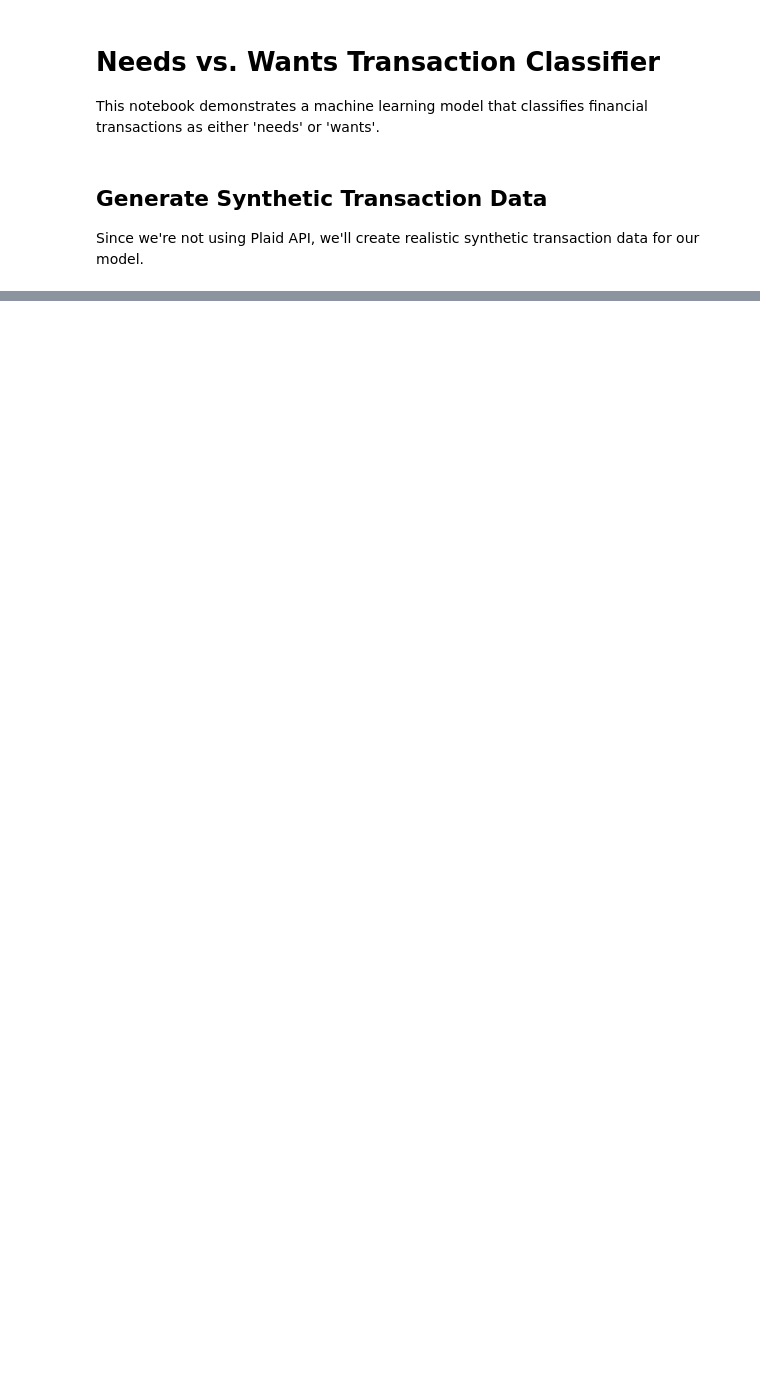
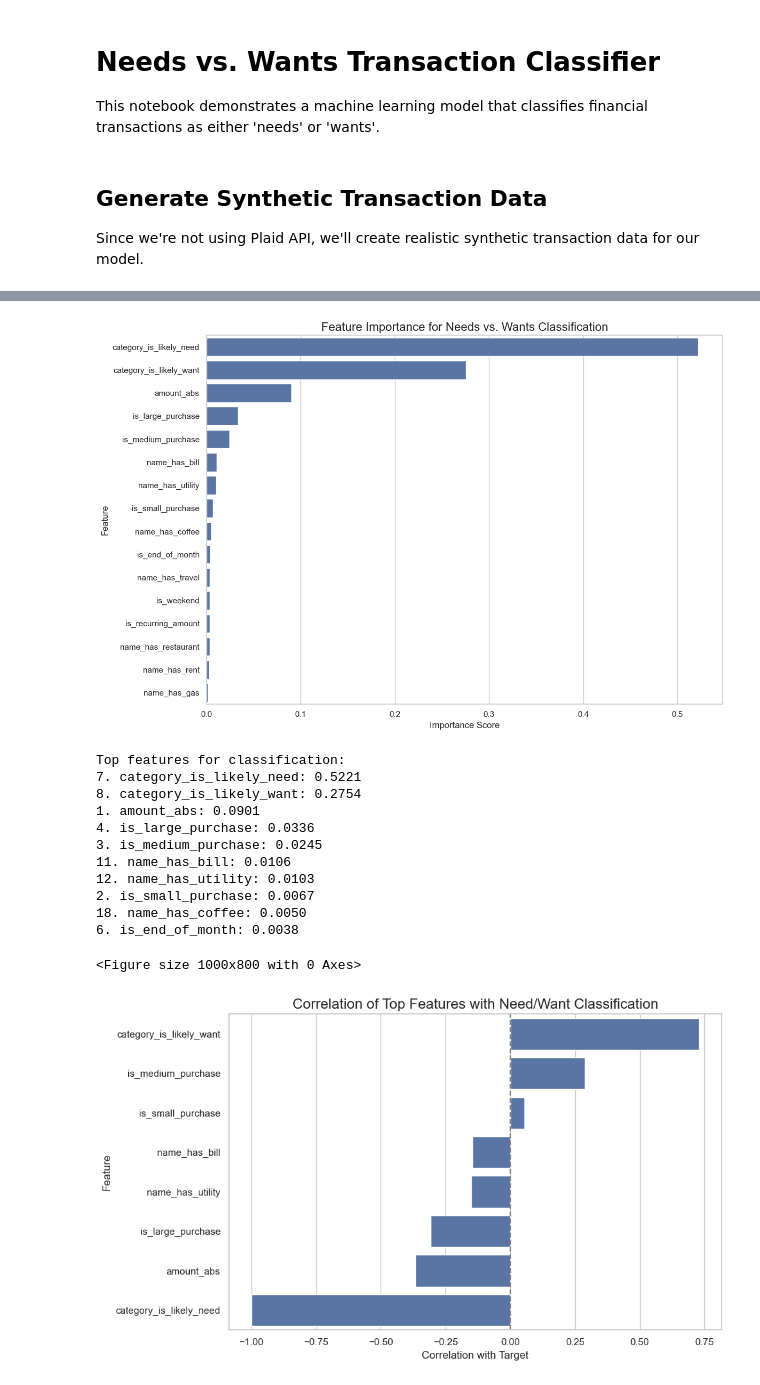
Before and after one commit to aditya-kurup/spendwisev3, a Jupyter notebook: backend/Untitled-1.ipynb, the cells around one changed output, grey strips where cells are left out. Saved outputs shown, nothing was run; the diff lists cells and outputs as text; code cells hidden in the pictures; blank space fills up the shorter version.

```diff
--- a/backend/Untitled-1.ipynb
+++ b/backend/Untitled-1.ipynb
@@ -346,0 +720,73 @@ display(feature_importance_df.head(30))
+# %%
+# Analyze feature importance with visualization
+import matplotlib.pyplot as plt
+import seaborn as sns
+
+# Get feature importances
+importances = rf_model.feature_importances_
+feature_names = X.columns
+
+# Create a DataFrame for easy analysis
+feature_importance_df = pd.DataFrame({
+    'Feature': feature_names,
+    'Importance': importances
+}).sort_values('Importance', ascending=False)
+
+# Only show features with non-zero importance
+important_features = feature_importance_df[feature_importance_df['Importance'] > 0.001]
+
+# Plot feature importances
+plt.figure(figsize=(12, 8))
+sns.set(style="whitegrid")
+
+# Create a more attractive barplot
+ax = sns.barplot(x='Importance', y='Feature', data=important_features)
+plt.title('Feature Importance for Needs vs. Wants Classification', fontsize=16)
+plt.xlabel('Importance Score', fontsize=12)
+plt.ylabel('Feature', fontsize=12)
+plt.tight_layout()
+plt.show()
+
+# Print top features and their importance
+print("Top features for classification:")
+for i, row in important_features.head(10).iterrows():
+    print(f"{i+1}. {row['Feature']}: {row['Importance']:.4f}")
+
+# Show correlation matrix of top features with target
+top_features = important_features['Feature'].tolist()[:8]  # Get top 8 features
+correlation_data = X[top_features].copy()
+correlation_data['target'] = y_encoded
+
+plt.figure(figsize=(10, 8))
+correlation_matrix = correlation_data.corr()
+target_correlations = correlation_matrix['target'].drop('target').sort_values(ascending=False)
+
+# Plot correlation of features with target
+plt.figure(figsize=(10, 6))
+sns.barplot(x=target_correlations.values, y=target_correlations.index)
+plt.title('Correlation of Top Features with Need/Want Classification', fontsize=16)
+plt.xlabel('Correlation with Target', fontsize=12)
+plt.ylabel('Feature', fontsize=12)
+plt.axvline(x=0, color='gray', linestyle='--')
+plt.tight_layout()
+plt.show()
+
+print("\nCorrelation of top features with target (need/want):")
+for feature, corr in target_correlations.items():
+    direction = "more likely a need" if corr < 0 else "more likely a want"
+    print(f"{feature}: {corr:.3f} ({direction})")
+# %% [output]
+[figure, added]
+Top features for classification:
+7. category_is_likely_need: 0.5221
+8. category_is_likely_want: 0.2754
+1. amount_abs: 0.0901
+4. is_large_purchase: 0.0336
+3. is_medium_purchase: 0.0245
+11. name_has_bill: 0.0106
+12. name_has_utility: 0.0103
+2. is_small_purchase: 0.0067
+18. name_has_coffee: 0.0050
+6. is_end_of_month: 0.0038
+<Figure size 1000x800 with 0 Axes>
+[figure, added]
```
Also changed, not shown: parts of 23 cells of this notebook, 5 other files.
